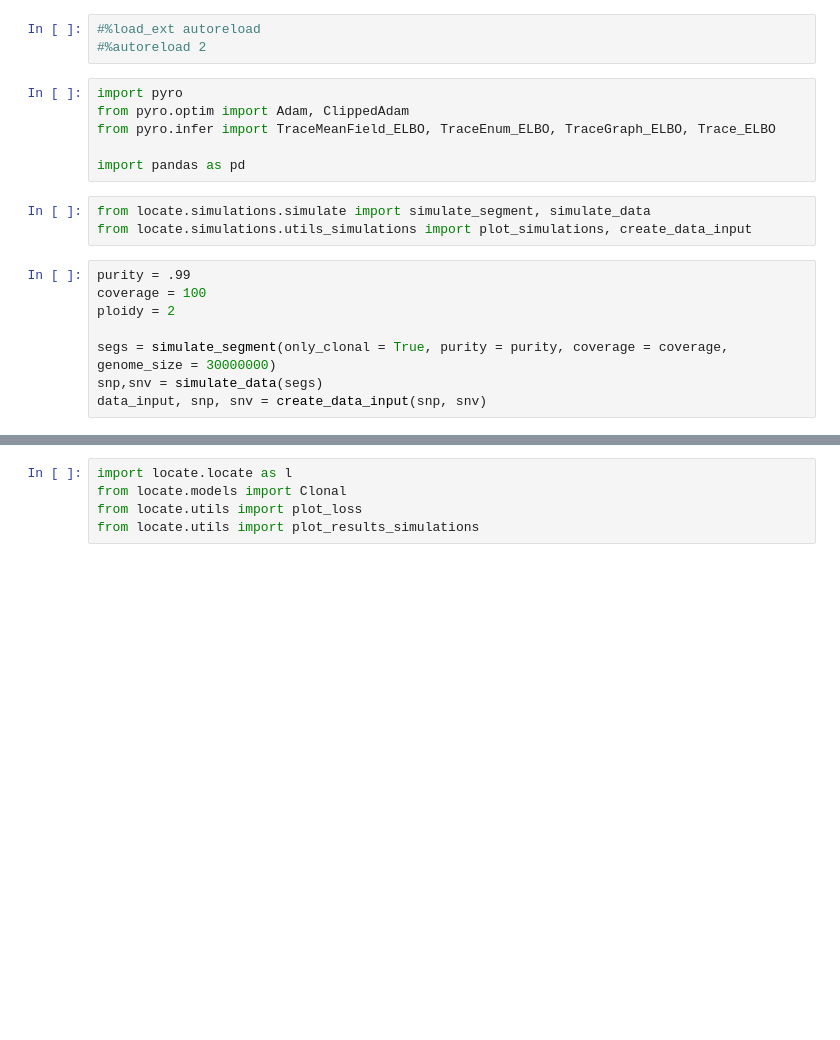
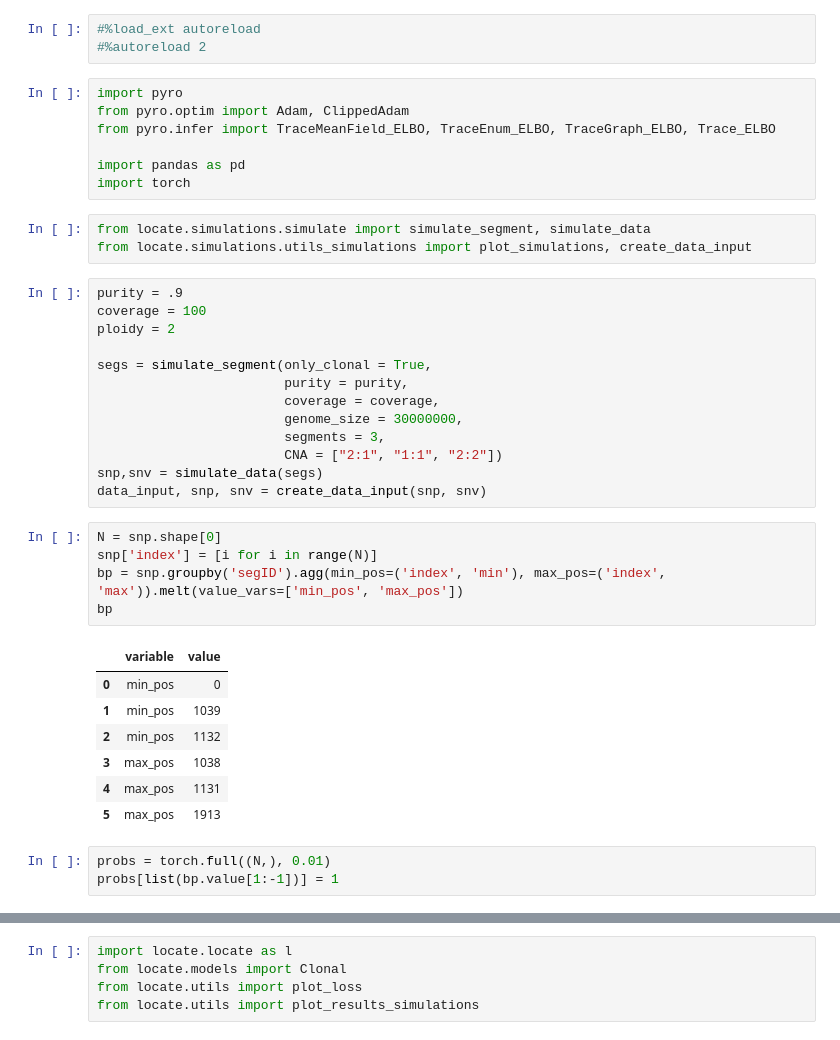
Before and after one commit to valerianilucrezia/locate, a Jupyter notebook: test.ipynb, the cells around one changed output, grey strips where cells are left out. Saved outputs shown, nothing was run; the diff lists cells and outputs as text; blank space fills up the shorter version.

```diff
--- a/test.ipynb
+++ b/test.ipynb
@@ -7,17 +7,39 @@ from pyro.optim import Adam, ClippedAdam
 from pyro.infer import TraceMeanField_ELBO, TraceEnum_ELBO, TraceGraph_ELBO, Trace_ELBO
 
 import pandas as pd
+import torch
 # %%
 from locate.simulations.simulate import simulate_segment, simulate_data
 from locate.simulations.utils_simulations import plot_simulations, create_data_input
 # %%
-purity = .99
+purity = .9
 coverage = 100
 ploidy = 2
 
-segs = simulate_segment(only_clonal = True, purity = purity, coverage = coverage, genome_size = 30000000)
+segs = simulate_segment(only_clonal = True,
+                        purity = purity,
+                        coverage = coverage,
+                        genome_size = 30000000,
+                        segments = 3,
+                        CNA = ["2:1", "1:1", "2:2"])
 snp,snv = simulate_data(segs)
 data_input, snp, snv = create_data_input(snp, snv)
+# %%
+N = snp.shape[0]
+snp['index'] = [i for i in range(N)]
+bp = snp.groupby('segID').agg(min_pos=('index', 'min'), max_pos=('index', 'max')).melt(value_vars=['min_pos', 'max_pos'])
+bp
+# %% [output]
+|  | variable | value |
+| 0 | min_pos | 0 |
+| 1 | min_pos | 1039 |
+| 2 | min_pos | 1132 |
+| 3 | max_pos | 1038 |
+| 4 | max_pos | 1131 |
+| 5 | max_pos | 1913 |
+# %%
+probs = torch.full((N,), 0.01)
+probs[list(bp.value[1:-1])] = 1
 # %%
 plot_simulations(snp, snv, purity, coverage)
 # %% [output]
```
Also changed, not shown: parts of 6 cells of this notebook, 2 other files.
